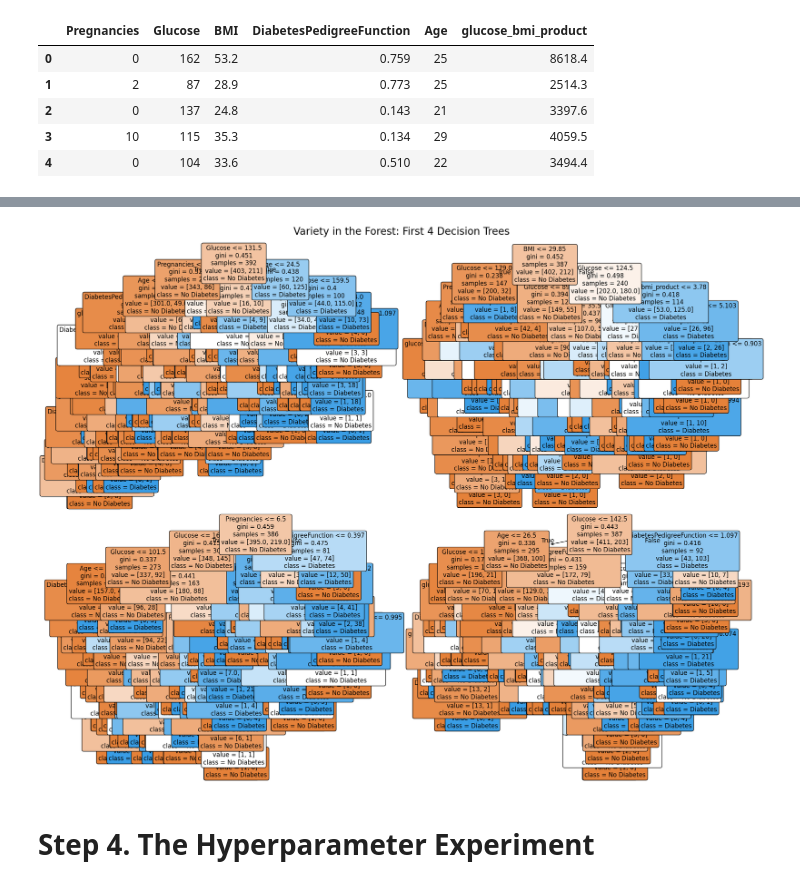
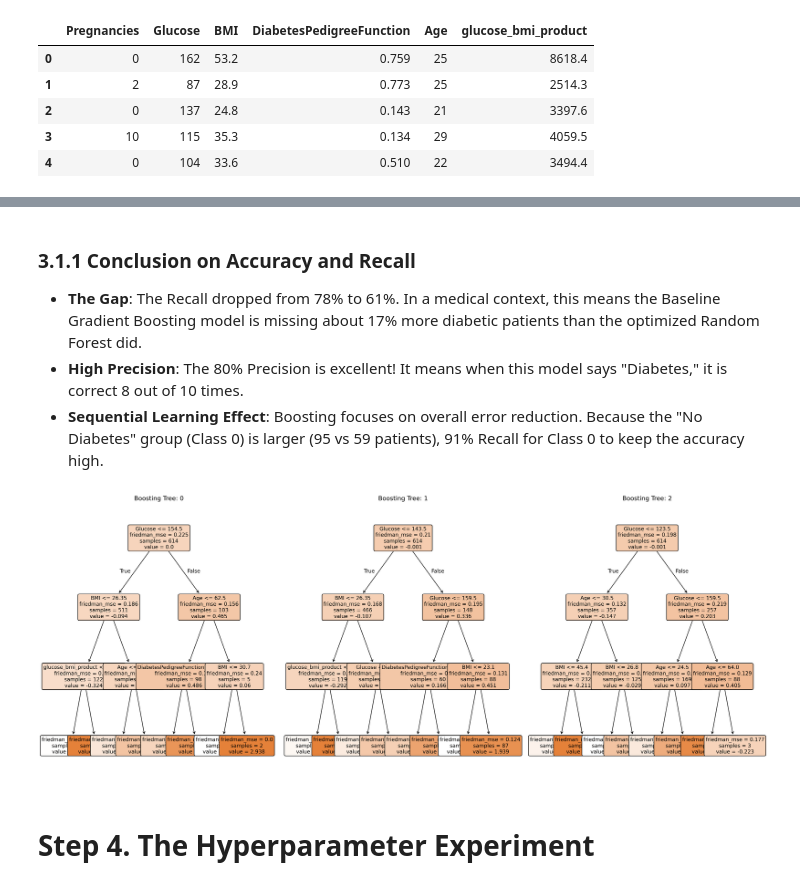
Before and after one commit to 4GeeksAcademy/kiko-bar_Boosting-Algorithms, a Jupyter notebook: src/explore.ipynb, the cells around one changed output, grey strips where cells are left out. Saved outputs shown, nothing was run; the diff lists cells and outputs as text; code cells hidden in the pictures.

Commit message:
EDA: FINISHED BOOSTING ALGORITHMS for Diabetes analysis

```diff
--- a/src/explore.ipynb
+++ b/src/explore.ipynb
@@ -113,12 +115,12 @@ X_test = all_datasets['X_test_WITHOUT_outliers']
 y_test = all_datasets['y_test'].values.ravel()
 
 # Initialize and train
-# Random_Forest as rf_
-rf_base = RandomForestClassifier(random_state=10)
-rf_base.fit(X_train, y_train)
+# Gradien Boosting as gb
+gb_base = GradientBoostingClassifier(random_state=10)
+gb_base.fit(X_train, y_train)
 
 # Initial result
-base_pred = rf_base.predict(X_test)
-print(f"Base RF Accuracy: {accuracy_score(y_test, base_pred):.4f}")
-print(f"Base RF Recall: {recall_score(y_test, base_pred):.4f}")
+base_pred = gb_base.predict(X_test)
+print("--- BASELINE GRADIENT BOOSTING RESULTS ---")
+print(classification_report(y_test, base_pred, target_names= [' No Diabetes', 'Diabetes']))
 # %% [output]
@@ -132,21 +145,26 @@ Base RF Recall: 0.5763
+# %% [markdown]
+### 3.1.1 Conclusion on Accuracy and Recall
+- **The Gap**: The Recall dropped from 78% to 61%. In a medical context, this means the Baseline Gradient Boosting model is missing about 17% more diabetic patients than the optimized Random Forest did.
+- **High Precision**: The 80% Precision is excellent! It means when this model says "Diabetes," it is correct 8 out of 10 times.
+- **Sequential Learning Effect**: Boosting focuses on overall error reduction. Because the "No Diabetes" group (Class 0) is larger (95 vs 59 patients), 91% Recall for Class 0 to keep the accuracy high.
 # %%
-# We show the first 4 trees out of the 100 generated (default)
-fig, axes = plt.subplots(2, 2, figsize=(20,15))
+# Visibility of how the decision tree looks for gb_base
+# 1. Setup the figure (plotting the first 3 trees)
+fig, axes = plt.subplots(nrows=1, ncols=3, figsize=(20, 8), dpi=300)
 
-axes = axes.flatten()
-for i in range(len(axes)):
-    plot_tree(rf_base.estimators_[i],
-            feature_names=X_train.columns,
-            class_names=['No Diabetes', 'Diabetes'],
-            ax= axes[i],
-            filled=True,
-            rounded=True,
-            fontsize=12)
+for i in range(3):
+    plot_tree(gb_base.estimators_[i, 0], # Notice the [i, 0] index for GBC
+              feature_names=X_train.columns,
+              ax=axes[i],
+              filled=True,
+              rounded=True,
+              fontsize=10)
+    axes[i].set_title(f"Boosting Tree: {i}")
+
 plt.tight_layout()
-plt.suptitle("Variety in the Forest: First 4 Decision Trees", fontsize=20, y=1.02)
 plt.show()
 # %% [output]
-[figure, old version]
+[figure, new version]
 # %% [markdown]
 # Step 4. The Hyperparameter Experiment
 # %%
```
Also changed, not shown: parts of 27 cells of this notebook, 8 other files.
